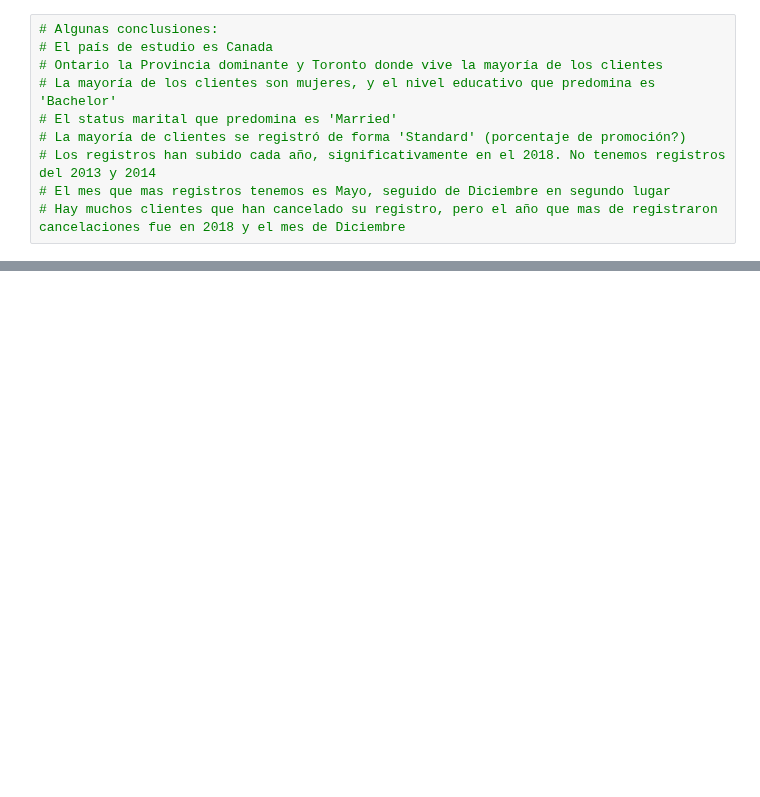
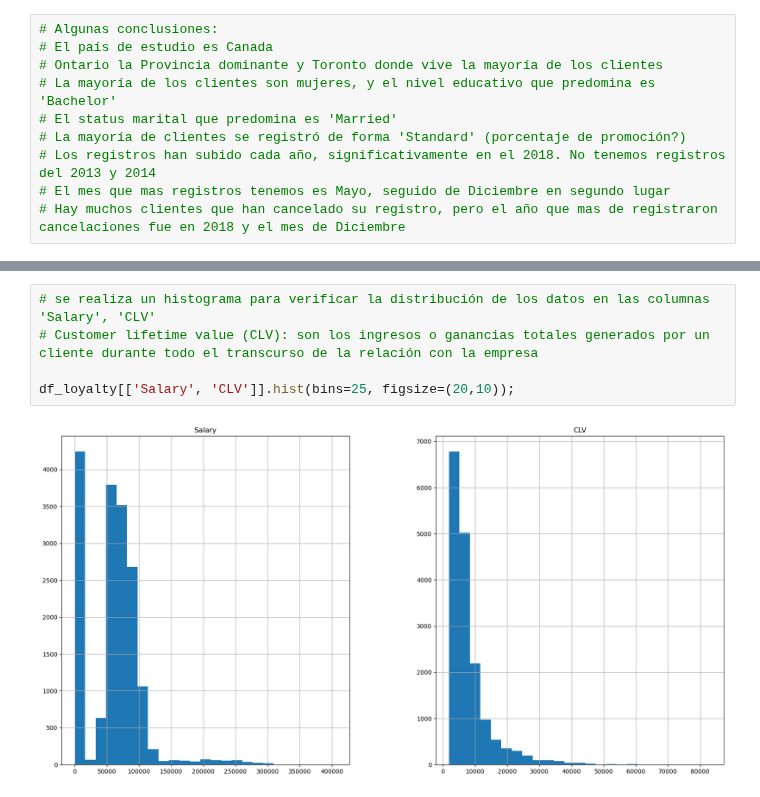
Before and after one commit to Adalab/bda-modulo-3-evaluacion-final-MarPastor, a Jupyter notebook: notebook/final_evaluation_mod3_marpastor.ipynb, the cells around one changed output, grey strips where cells are left out. Saved outputs shown, nothing was run; the diff lists cells and outputs as text; blank space fills up the shorter version.

Commit message:
doc: histograma de numericas en loyalty dataframe

```diff
--- a/notebook/final_evaluation_mod3_marpastor.ipynb
+++ b/notebook/final_evaluation_mod3_marpastor.ipynb
@@ -960,0 +968,7 @@ Name: count, dtype: int64
+# %%
+# se realiza un histograma para verificar la distribución de los datos en las columnas 'Salary', 'CLV'
+# Customer lifetime value (CLV): son los ingresos o ganancias totales generados por un cliente durante todo el transcurso de la relación con la empresa
+
+df_loyalty[['Salary', 'CLV']].hist(bins=25, figsize=(20,10));
+# %% [output]
+[figure, added]
```
Also changed, not shown: parts of 1 cell of this notebook.
